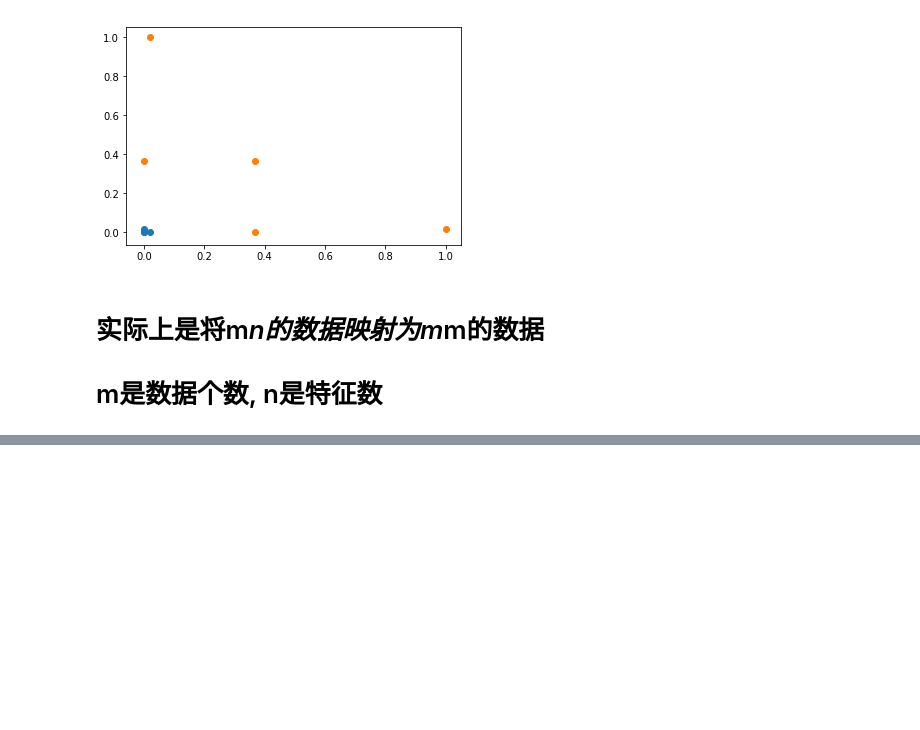
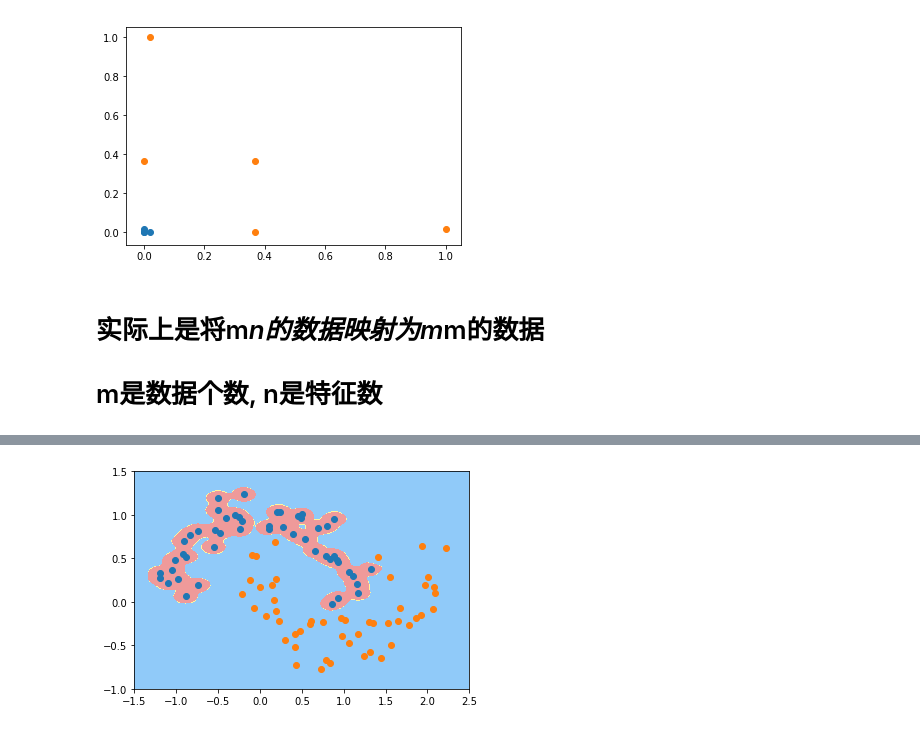
Before and after one commit to gaoxingliang/learnpython, a Jupyter notebook: Python3玩转机器学习/11_SVM/05_svm中的多项式特征和Kernal.ipynb, the cells around one changed output, grey strips where cells are left out. Cells and saved outputs as stored; diff of their text form; code cells hidden in the pictures; blank space fills up the shorter version.

```diff
--- a/Python3玩转机器学习/11_SVM/05_svm中的多项式特征和Kernal.ipynb
+++ b/Python3玩转机器学习/11_SVM/05_svm中的多项式特征和Kernal.ipynb
@@ -174,0 +217,9 @@ plt.show()
+# %%
+svcgamma100 = RBFKernal(gamma=100)
+svcgamma100.fit(X, y)
+plot_decision_boundry(svcgamma100, axis=[-1.5, 2.5, -1.0, 1.5])
+plt.scatter(X[y==0,0], X[y==0,1])
+plt.scatter(X[y==1,0], X[y==1,1])
+plt.show()
+# %% [output]
+[figure, added]
```
Also changed, not shown: parts of 9 cells of this notebook, 2 other files.
